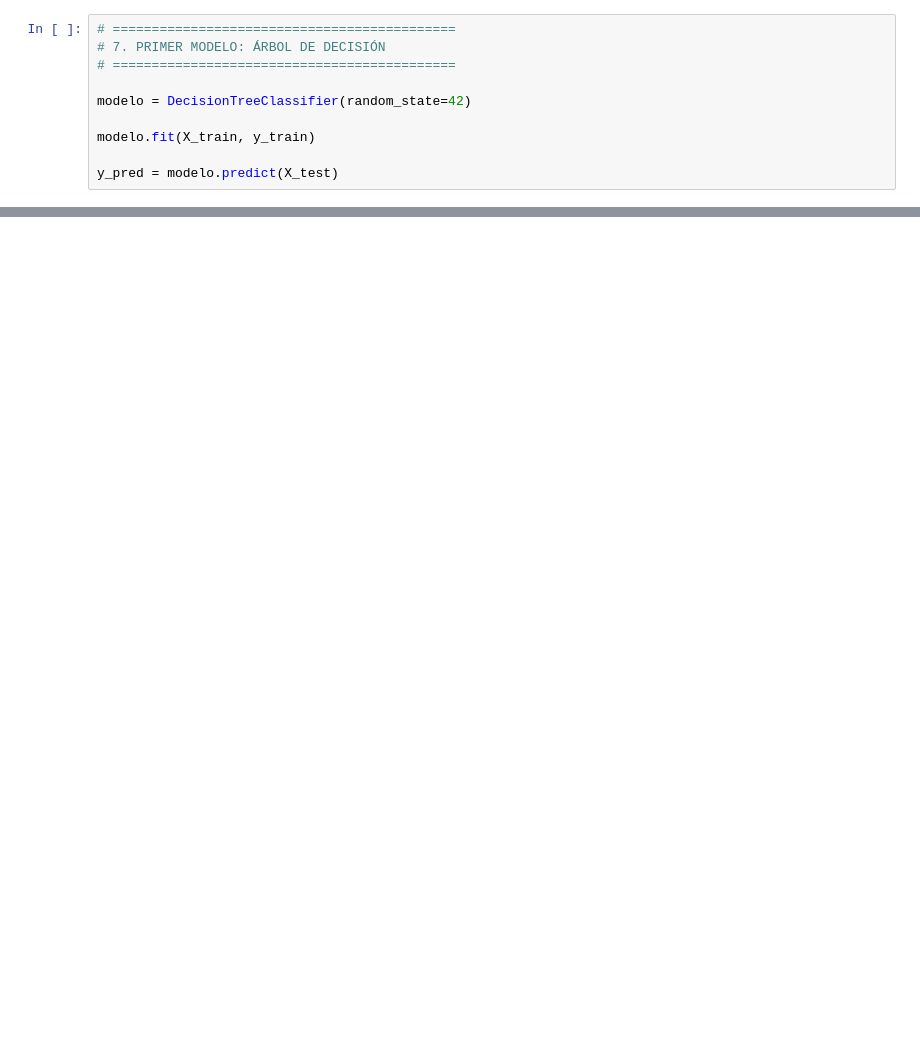
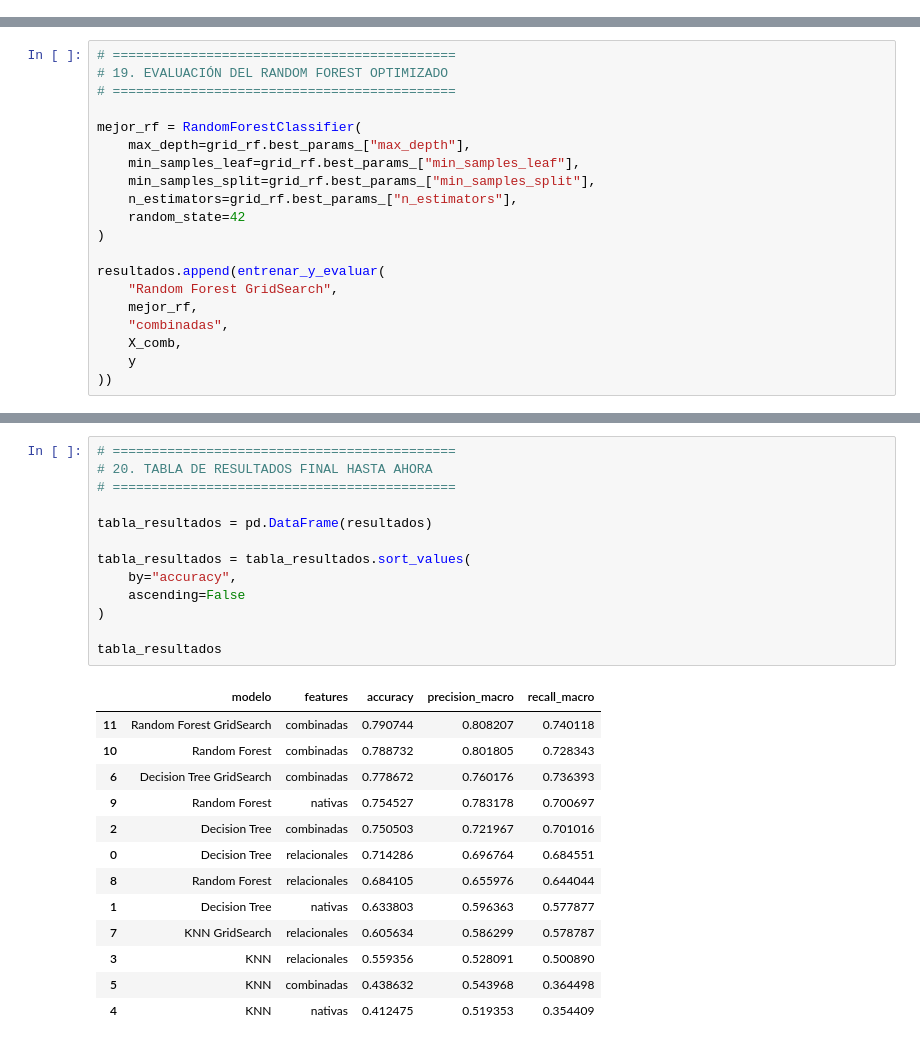
Before and after one commit to JesusSQ/aprendizaje-automatico-relacional, a Jupyter notebook: notebooks/02_modelos_clasificacion.ipynb, the cells around one changed output, grey strips where cells are left out. Saved outputs shown, nothing was run; the diff lists cells and outputs as text; blank space fills up the shorter version.

Commit message:
v2 modelos ia

```diff
--- a/notebooks/02_modelos_clasificacion.ipynb
+++ b/notebooks/02_modelos_clasificacion.ipynb
@@ -124,10 +33,0 @@ Tamaño test: (10, 1442)
-# %%
-# ============================================
-# 7. PRIMER MODELO: ÁRBOL DE DECISIÓN
-# ============================================
-
-modelo = DecisionTreeClassifier(random_state=42)
-
-modelo.fit(X_train, y_train)
-
-y_pred = modelo.predict(X_test)
@@ -164,0 +625,20 @@ Reinforcement_Learning       0.00      0.00      0.00       1.0
+# %%
+# ============================================
+# 19. EVALUACIÓN DEL RANDOM FOREST OPTIMIZADO
+# ============================================
+
+mejor_rf = RandomForestClassifier(
+    max_depth=grid_rf.best_params_["max_depth"],
+    min_samples_leaf=grid_rf.best_params_["min_samples_leaf"],
+    min_samples_split=grid_rf.best_params_["min_samples_split"],
+    n_estimators=grid_rf.best_params_["n_estimators"],
+    random_state=42
+)
+
+resultados.append(entrenar_y_evaluar(
+    "Random Forest GridSearch",
+    mejor_rf,
+    "combinadas",
+    X_comb,
+    y
+))
@@ -164,0 +675,27 @@ Reinforcement_Learning       0.00      0.00      0.00       1.0
+# %%
+# ============================================
+# 20. TABLA DE RESULTADOS FINAL HASTA AHORA
+# ============================================
+
+tabla_resultados = pd.DataFrame(resultados)
+
+tabla_resultados = tabla_resultados.sort_values(
+    by="accuracy",
+    ascending=False
+)
+
+tabla_resultados
+# %% [output]
+|  | modelo | features | accuracy | precision_macro | recall_macro |
+| 11 | Random Forest GridSearch | combinadas | 0.790744 | 0.808207 | 0.740118 |
+| 10 | Random Forest | combinadas | 0.788732 | 0.801805 | 0.728343 |
+| 6 | Decision Tree GridSearch | combinadas | 0.778672 | 0.760176 | 0.736393 |
+| 9 | Random Forest | nativas | 0.754527 | 0.783178 | 0.700697 |
+| 2 | Decision Tree | combinadas | 0.750503 | 0.721967 | 0.701016 |
+| 0 | Decision Tree | relacionales | 0.714286 | 0.696764 | 0.684551 |
+| 8 | Random Forest | relacionales | 0.684105 | 0.655976 | 0.644044 |
+| 1 | Decision Tree | nativas | 0.633803 | 0.596363 | 0.577877 |
+| 7 | KNN GridSearch | relacionales | 0.605634 | 0.586299 | 0.578787 |
+| 3 | KNN | relacionales | 0.559356 | 0.528091 | 0.500890 |
+| 5 | KNN | combinadas | 0.438632 | 0.543968 | 0.364498 |
+| 4 | KNN | nativas | 0.412475 | 0.519353 | 0.354409 |
```
Also changed, not shown: parts of 24 cells of this notebook.
